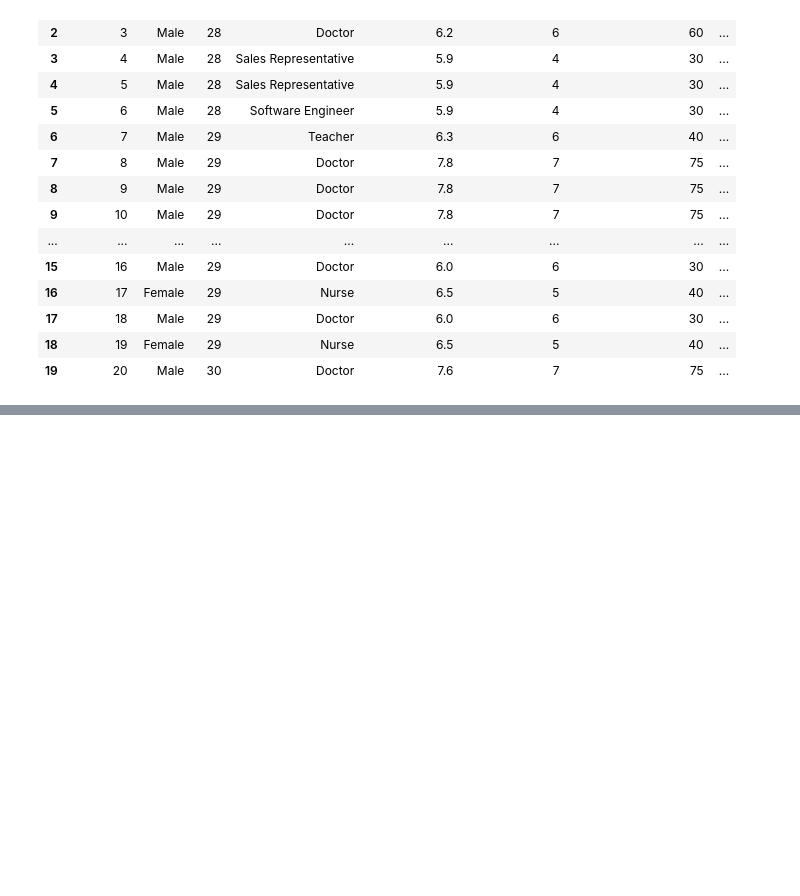
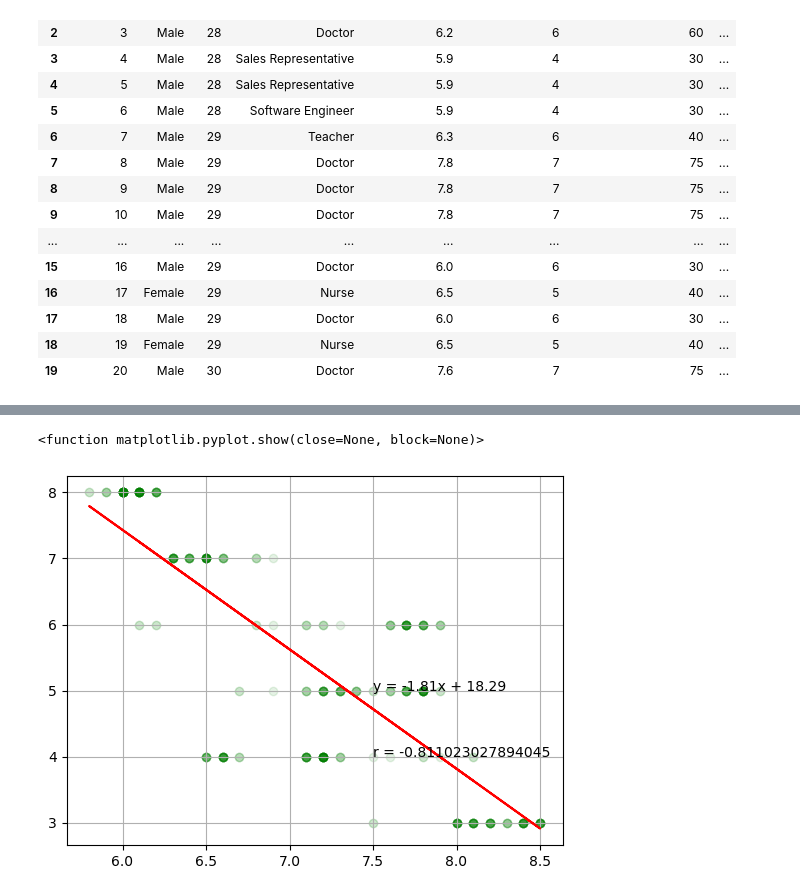
Before and after one commit to ThanhVo626/SleepHealth_EDA, a Jupyter notebook: TV_work.ipynb, the cells around one changed output, grey strips where cells are left out. Cells and saved outputs as stored; diff of their text form; code cells hidden in the pictures; blank space fills up the shorter version.

```diff
--- a/TV_work.ipynb
+++ b/TV_work.ipynb
@@ -105,0 +135,19 @@ plt.show(
+# %%
+x = sleep_df['Sleep Duration']
+y = sleep_df['Stress Level']
+(slope, intercept, rvalue, pvalue, stderr) = linregress(x,y)
+regress_values = x * slope + intercept
+line_eq = "y = " + str(round(slope,2)) + "x + " + str(round(intercept,2))
+
+plt.scatter(sleep_df['Sleep Duration'],sleep_df['Stress Level'],alpha=.1,color="green")
+plt.plot(x,regress_values,"-r")
+plt.annotate(line_eq,(7.5,5))
+plt.annotate(f"r = {rvalue}",(7.5,4))
+# plt.title("Sleep Duration vs Quality of Sleep")
+# plt.ylabel("Sleep Duration")
+# plt.xlabel("Quality of Sleep")
+plt.grid()
+plt.show
+# %% [output]
+<function matplotlib.pyplot.show(close=None, block=None)>
+[figure, added]
```
Also changed, not shown: parts of 9 cells of this notebook.
